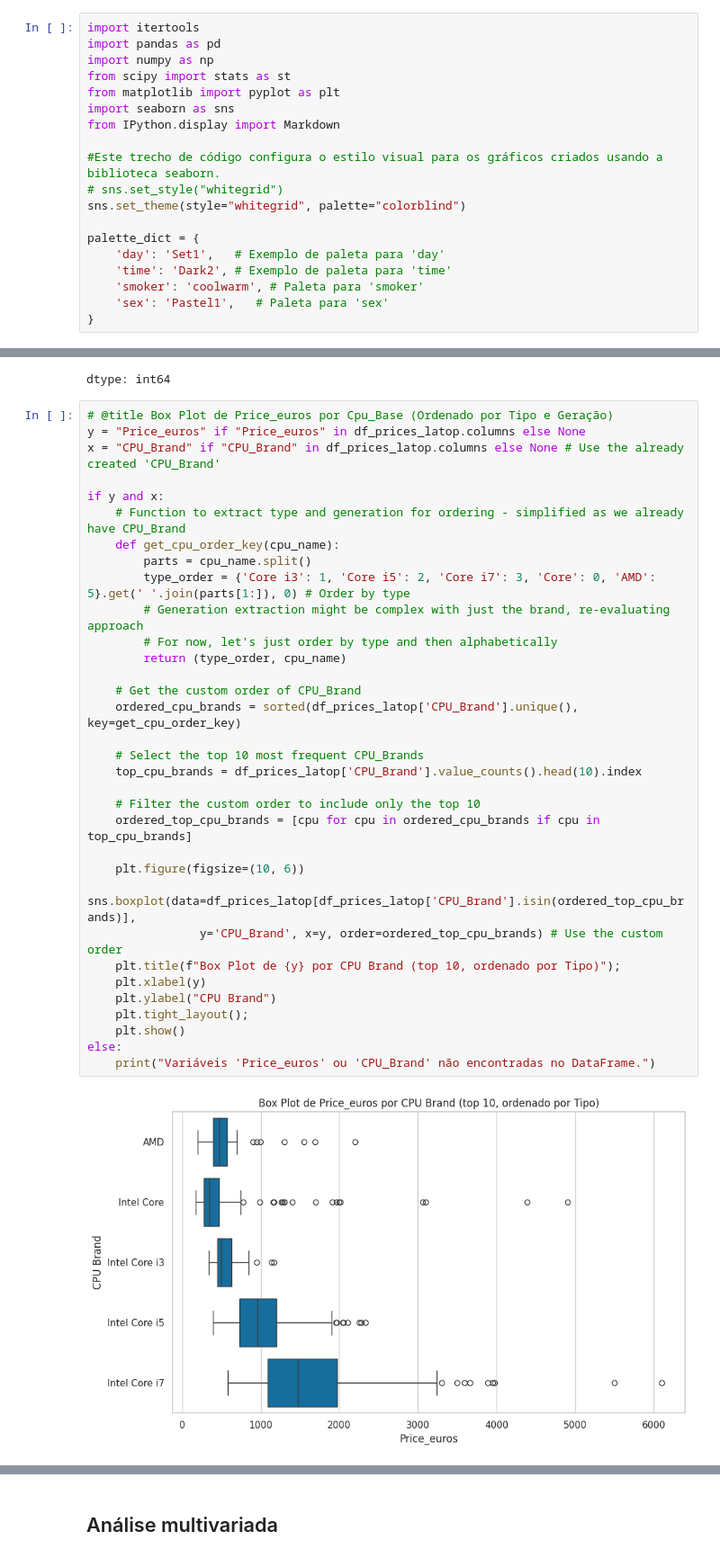
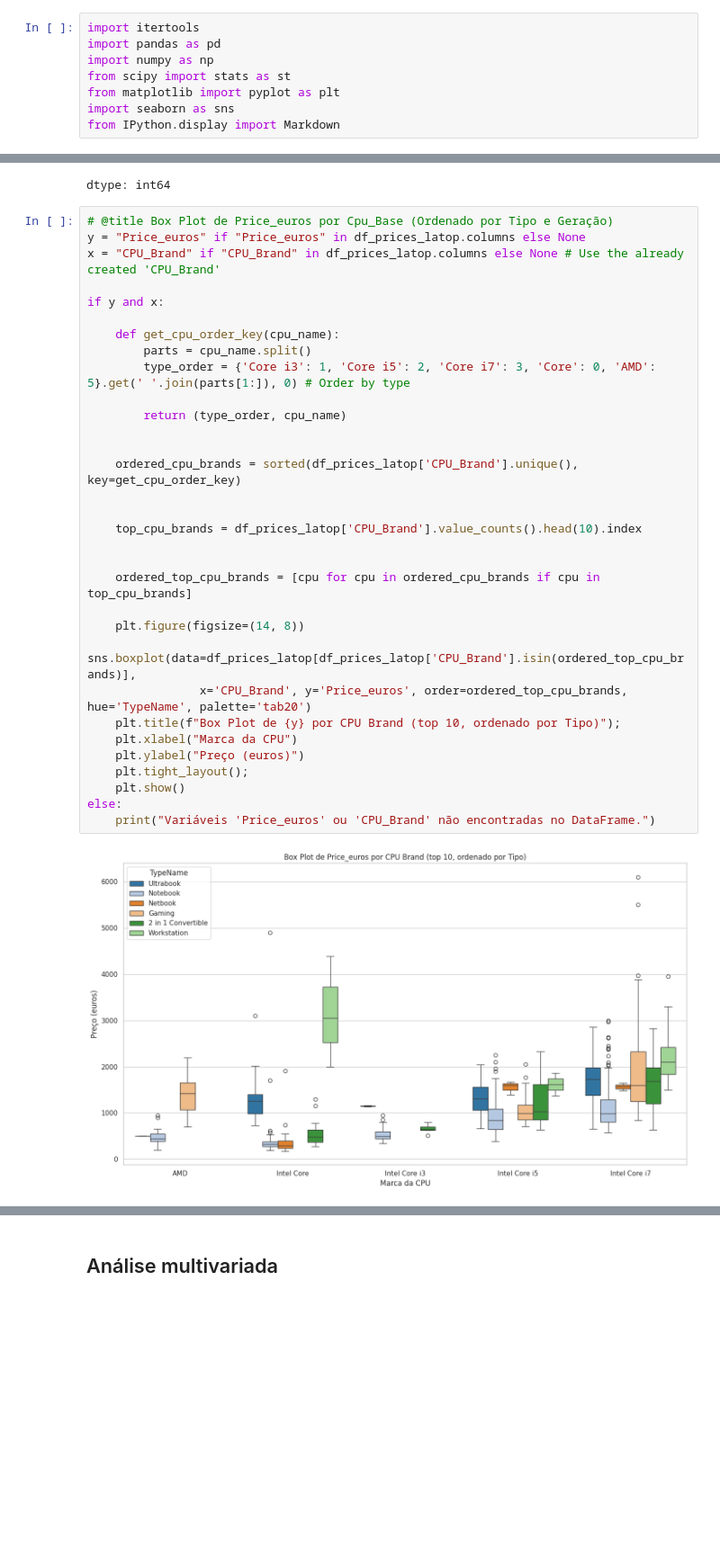
Before and after one commit to JNarimatsu/Bootcamp_Avanti_2025.3, a Jupyter notebook: Entrega_01_analise_exploratoria_de_dados_XI.ipynb, the cells around one changed output, grey strips where cells are left out. Shown at 90% size. Drawn from its saved outputs; the diff is of its cells as text; blank space fills up the shorter version.

```diff
--- a/Entrega_01_analise_exploratoria_de_dados_XI.ipynb
+++ b/Entrega_01_analise_exploratoria_de_dados_XI.ipynb
@@ -20,17 +20,6 @@ from scipy import stats as st
 from matplotlib import pyplot as plt
 import seaborn as sns
 from IPython.display import Markdown
-
-#Este trecho de código configura o estilo visual para os gráficos criados usando a biblioteca seaborn.
-# sns.set_style("whitegrid")
-sns.set_theme(style="whitegrid", palette="colorblind")
-
-palette_dict = {
-    'day': 'Set1',   # Exemplo de paleta para 'day'
-    'time': 'Dark2', # Exemplo de paleta para 'time'
-    'smoker': 'coolwarm', # Paleta para 'smoker'
-    'sex': 'Pastel1',   # Paleta para 'sex'
-}
 # %%
 # @title Leitura do conjunto de dados
 df_prices_latop = pd.read_csv(
@@ -617,37 +609,36 @@ dtype: int64
 # %%
 # @title Box Plot de Price_euros por Cpu_Base (Ordenado por Tipo e Geração)
 y = "Price_euros" if "Price_euros" in df_prices_latop.columns else None
 x = "CPU_Brand" if "CPU_Brand" in df_prices_latop.columns else None # Use the already created 'CPU_Brand'
 
 if y and x:
-    # Function to extract type and generation for ordering - simplified as we already have CPU_Brand
+
     def get_cpu_order_key(cpu_name):
         parts = cpu_name.split()
         type_order = {'Core i3': 1, 'Core i5': 2, 'Core i7': 3, 'Core': 0, 'AMD': 5}.get(' '.join(parts[1:]), 0) # Order by type
-        # Generation extraction might be complex with just the brand, re-evaluating approach
-        # For now, let's just order by type and then alphabetically
+
         return (type_order, cpu_name)
 
-    # Get the custom order of CPU_Brand
+
     ordered_cpu_brands = sorted(df_prices_latop['CPU_Brand'].unique(), key=get_cpu_order_key)
 
-    # Select the top 10 most frequent CPU_Brands
+
     top_cpu_brands = df_prices_latop['CPU_Brand'].value_counts().head(10).index
 
-    # Filter the custom order to include only the top 10
+
     ordered_top_cpu_brands = [cpu for cpu in ordered_cpu_brands if cpu in top_cpu_brands]
 
-    plt.figure(figsize=(10, 6))
+    plt.figure(figsize=(14, 8))
     sns.boxplot(data=df_prices_latop[df_prices_latop['CPU_Brand'].isin(ordered_top_cpu_brands)],
-                y='CPU_Brand', x=y, order=ordered_top_cpu_brands) # Use the custom order
+                x='CPU_Brand', y='Price_euros', order=ordered_top_cpu_brands, hue='TypeName', palette='tab20')
     plt.title(f"Box Plot de {y} por CPU Brand (top 10, ordenado por Tipo)");
-    plt.xlabel(y)
-    plt.ylabel("CPU Brand")
+    plt.xlabel("Marca da CPU")
+    plt.ylabel("Preço (euros)")
     plt.tight_layout();
     plt.show()
 else:
     print("Variáveis 'Price_euros' ou 'CPU_Brand' não encontradas no DataFrame.")
 # %% [output]
-[figure, old version]
+[figure, new version]
 # %% [markdown]
 ---
```
Also changed, not shown: parts of 20 cells of this notebook.
